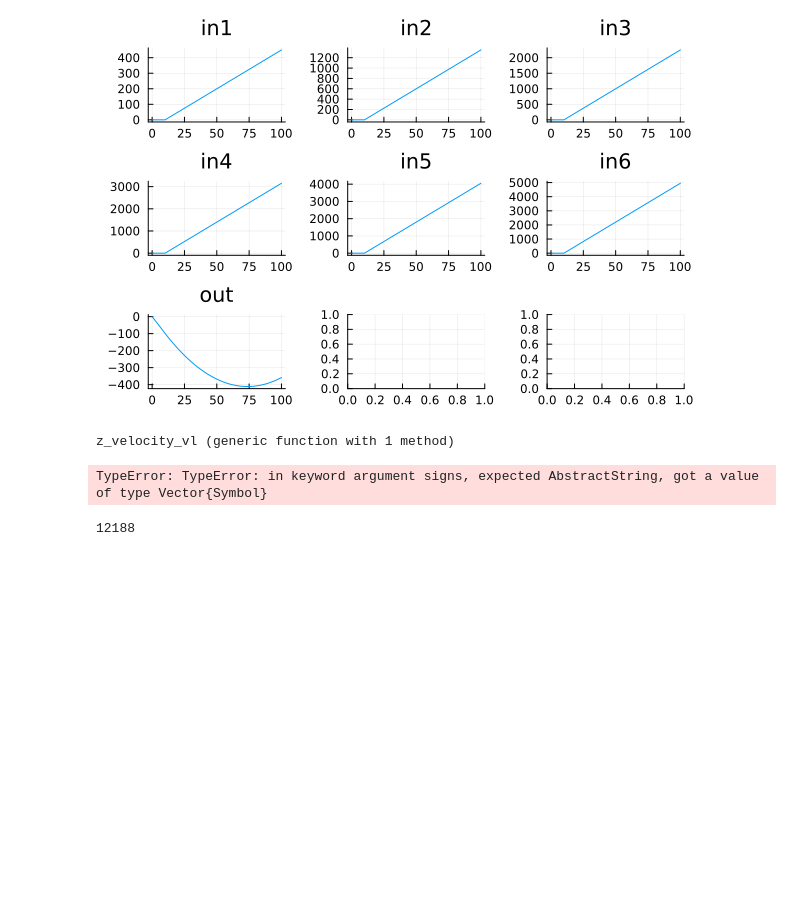
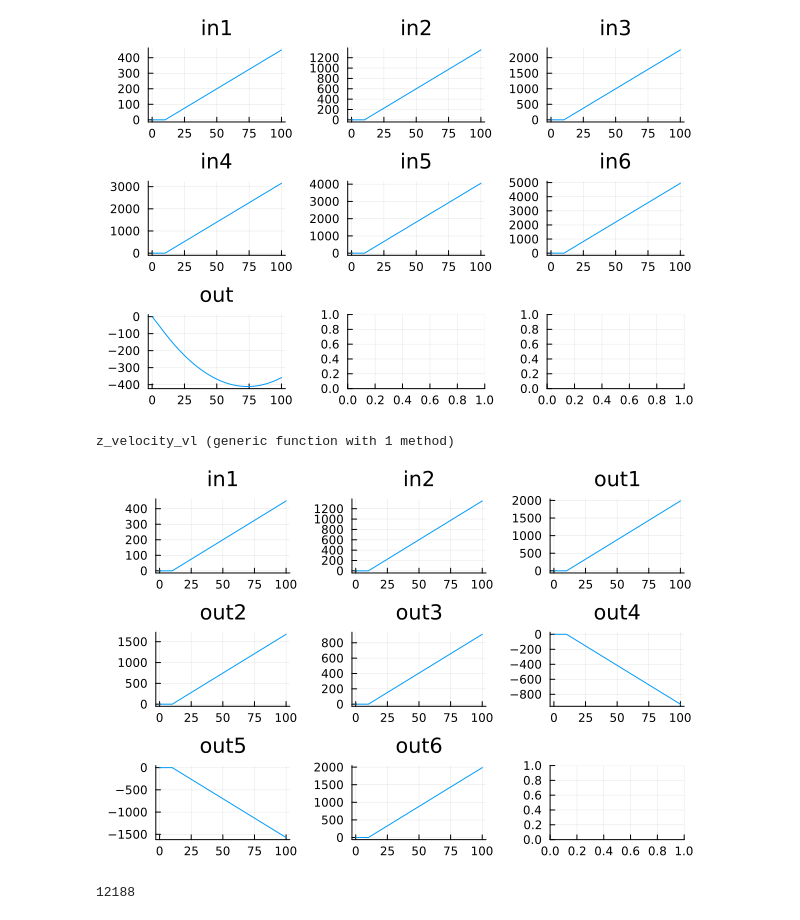
Before and after one commit to JuliaMBD/JuliaMBD-sample, a Jupyter notebook: VL_PNT.ipynb, the cells around one changed output. Drawn from its saved outputs; the diff is of its cells as text; code cells hidden in the pictures; blank space fills up the shorter version.

```diff
--- a/VL_PNT.ipynb
+++ b/VL_PNT.ipynb
@@ -119,35 +119,35 @@ z_velocity_vl (generic function with 1 method)
 # %%
 @model TestZ_velocity_vl begin
 
 
     @block begin
         p = z_velocity_vl()
         ramp1 = Ramp(starttime=10, slope=5)
         ramp2 = Ramp(starttime=10, slope=15)
 
     end
     @connect begin
         ramp1.out => p.v_VL_mps
         ramp2.out => p.omg_VL_pitch_rate_radps
 
     end
     @scope begin
         p.v_VL_mps => in1
         p.omg_VL_pitch_rate_radps => in2
 
         p.v_VL2ENG_MNT_F_mps => out1
         p.v_VL2ENG_MNT_R_mps => out2
         p.v_VL2ST_F_mps => out3
         p.v_VL2ST_R_mps => out4
         p.v_VL2SUS_R_mps => out5
         p.v_VL2SUS_F_mps => out6
     end
 end
 m = @compile TestZ_velocity_vl()
 res = simulate(m, tspan=[0, 100])
-plot(res, layout=(3,2))
+plot(res, layout=(3,3))
 # %% [output]
-TypeError: TypeError: in keyword argument signs, expected AbstractString, got a value of type Vector{Symbol}
+[figure, added]
 # %%
 @buildxml "vl" pitch_rate_vl v_z_carbody_vl z_velocity_vl
 # %% [output]
```
Also changed, not shown: parts of 1 cell of this notebook, 1 other file.
